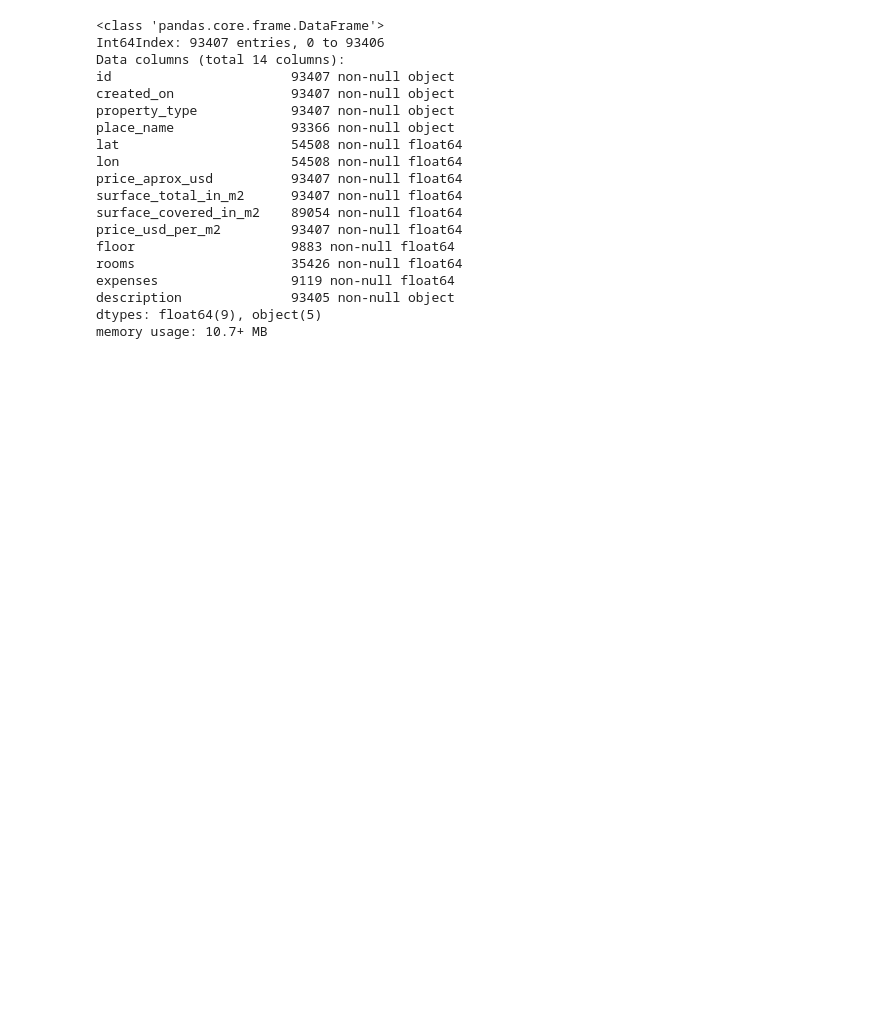
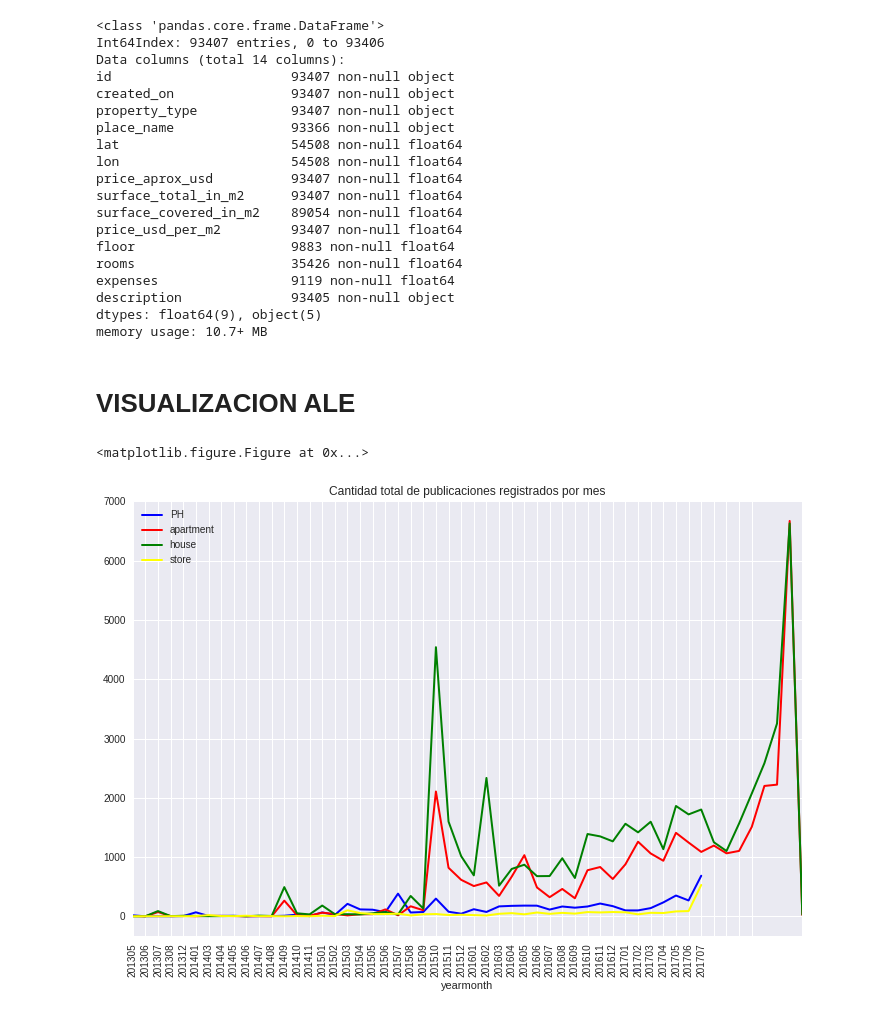
Before and after one commit to ariel55/survivingdata, a Jupyter notebook: Tp1_sherly.ipynb, the cells around one changed output. Cells and saved outputs as stored; diff of their text form; code cells hidden in the pictures; blank space fills up the shorter version.

```diff
--- a/Tp1_sherly.ipynb
+++ b/Tp1_sherly.ipynb
@@ -551,3 +551,38 @@ expenses                 9119 non-null float64
 description              93405 non-null object
 dtypes: float64(9), object(5)
 memory usage: 10.7+ MB
+# %% [markdown]
+# VISUALIZACION ALE
+# %%
+publicacion_Total["date"] = pd.to_datetime(publicacion_Total.created_on, format="%Y-%m-%d")
+publicacion_Total["month"] = publicacion_Total["date"].apply(lambda x: x.month)
+publicacion_Total["year"] = publicacion_Total["date"].apply(lambda x: x.year)
+publicacion_Total["yearmonth"] = publicacion_Total["date"].apply(lambda x: x.strftime('%Y%m'))
+publicacion_Total["cant"] = publicacion_Total["year"].apply(lambda x: 1)
+#Cantidad total de publicaciones registradas por mes, segun el tipo de propiedad  (PH,apartment,house,store)
+
+plt.figure()
+publicacion_Total.dropna(subset=['yearmonth'],inplace=True)
+publicacion_Total.loc[publicacion_Total.property_type.str.contains('PH'),\
+                 ['cant','yearmonth']].groupby('yearmonth').count()\
+                 .loc[:,'cant'].plot(color='blue',rot=90,xticks=range(0,50), \
+                 linewidth=2,figsize=(12,8),label='PH');
+publicacion_Total.loc[publicacion_Total.property_type.str.contains('apartment'),\
+                 ['cant','yearmonth']].groupby('yearmonth').count()\
+                 .loc[:,'cant'].plot(color='red',rot=90,xticks=range(0,50), \
+                 linewidth=2,figsize=(12,8),label='apartment');
+publicacion_Total.loc[publicacion_Total.property_type.str.contains('house'),\
+                 ['cant','yearmonth']].groupby('yearmonth').count()\
+                 .loc[:,'cant'].plot(color='green',rot=90,xticks=range(0,50), \
+                 linewidth=2,figsize=(12,8),label='house');
+publicacion_Total.loc[publicacion_Total.property_type.str.contains('store'),\
+                 ['cant','yearmonth']].groupby('yearmonth').count()\
+                 .loc[:,'cant'].plot(color='yellow',rot=90,xticks=range(0,50), \
+                 linewidth=2,figsize=(12,8),label='store');
+plt.legend();
+plt.title("Cantidad total de publicaciones registrados por mes")
+plt.xticks(range(0,50))
+plt.show();
+# %% [output]
+<matplotlib.figure.Figure at 0x...>
+[figure, added]
```
Also changed, not shown: parts of 2 cells of this notebook.
